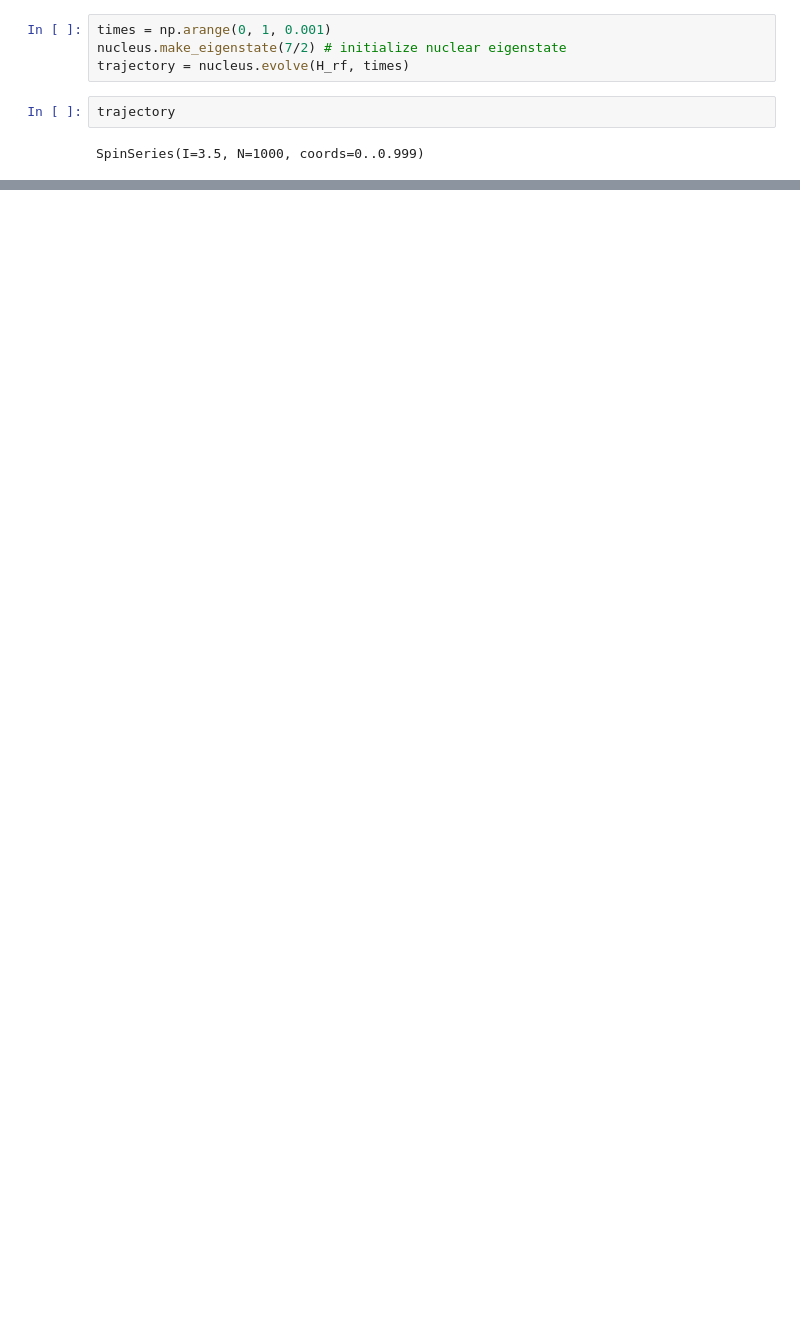
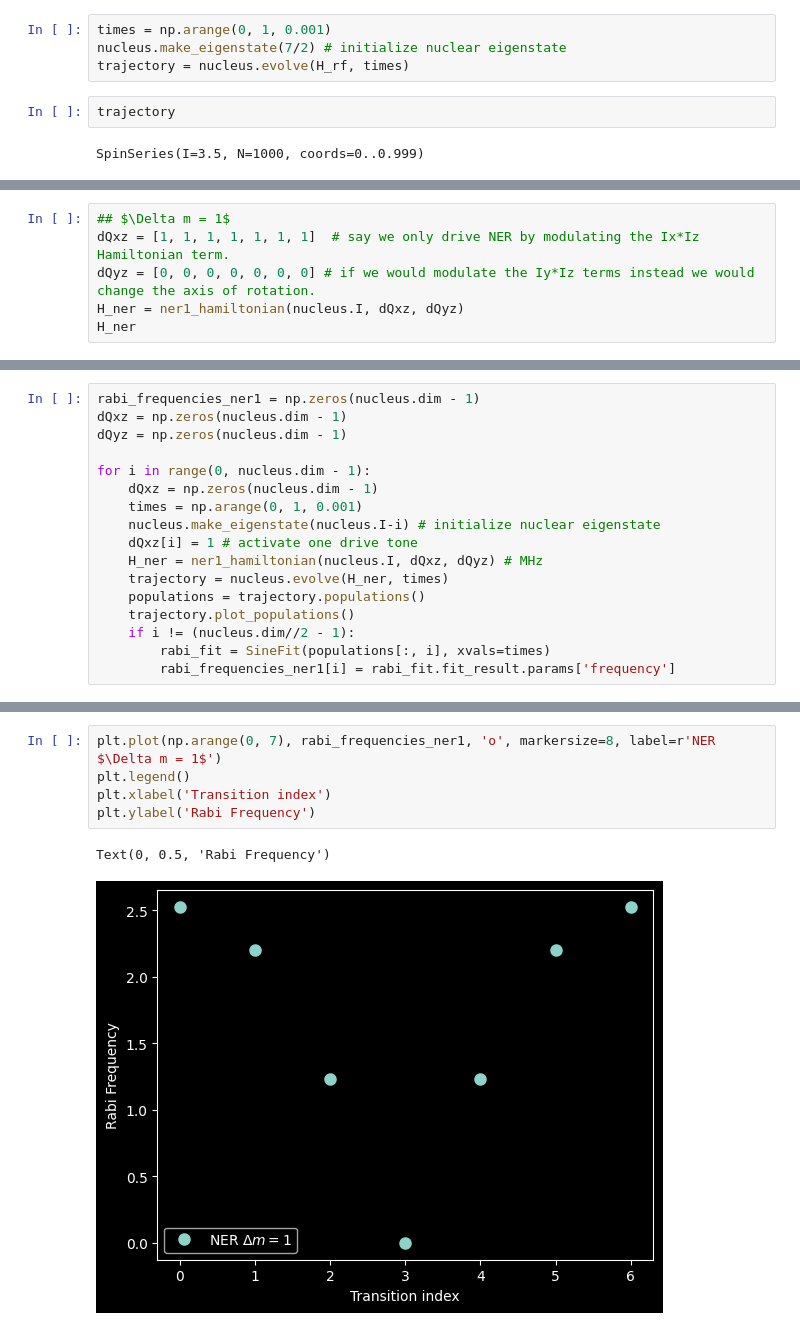
Before and after one commit to arjenvaartjes/Psyduck, a Jupyter notebook: examples/two level rabi/two_level_rabi.ipynb, the cells around one changed output, grey strips where cells are left out. Cells and saved outputs as stored; diff of their text form; blank space fills up the shorter version.

```diff
--- a/examples/two level rabi/two_level_rabi.ipynb
+++ b/examples/two level rabi/two_level_rabi.ipynb
@@ -85,0 +213,6 @@ Text(0, 0.5, 'Rabi Frequency')
+# %%
+## $\Delta m = 1$
+dQxz = [1, 1, 1, 1, 1, 1, 1]  # say we only drive NER by modulating the Ix*Iz Hamiltonian term.
+dQyz = [0, 0, 0, 0, 0, 0, 0] # if we would modulate the Iy*Iz terms instead we would change the axis of rotation.
+H_ner = ner1_hamiltonian(nucleus.I, dQxz, dQyz)
+H_ner
@@ -85,0 +235,17 @@ Text(0, 0.5, 'Rabi Frequency')
+# %%
+rabi_frequencies_ner1 = np.zeros(nucleus.dim - 1)
+dQxz = np.zeros(nucleus.dim - 1)
+dQyz = np.zeros(nucleus.dim - 1)
+
+for i in range(0, nucleus.dim - 1):
+    dQxz = np.zeros(nucleus.dim - 1)
+    times = np.arange(0, 1, 0.001)
+    nucleus.make_eigenstate(nucleus.I-i) # initialize nuclear eigenstate
+    dQxz[i] = 1 # activate one drive tone
+    H_ner = ner1_hamiltonian(nucleus.I, dQxz, dQyz) # MHz
+    trajectory = nucleus.evolve(H_ner, times)
+    populations = trajectory.populations()
+    trajectory.plot_populations()
+    if i != (nucleus.dim//2 - 1):
+        rabi_fit = SineFit(populations[:, i], xvals=times)
+        rabi_frequencies_ner1[i] = rabi_fit.fit_result.params['frequency']
@@ -85,0 +260,8 @@ Text(0, 0.5, 'Rabi Frequency')
+# %%
+plt.plot(np.arange(0, 7), rabi_frequencies_ner1, 'o', markersize=8, label=r'NER $\Delta m = 1$')
+plt.legend()
+plt.xlabel('Transition index')
+plt.ylabel('Rabi Frequency')
+# %% [output]
+Text(0, 0.5, 'Rabi Frequency')
+[figure, added]
```
Also changed, not shown: parts of 33 cells of this notebook, 1 other file.
